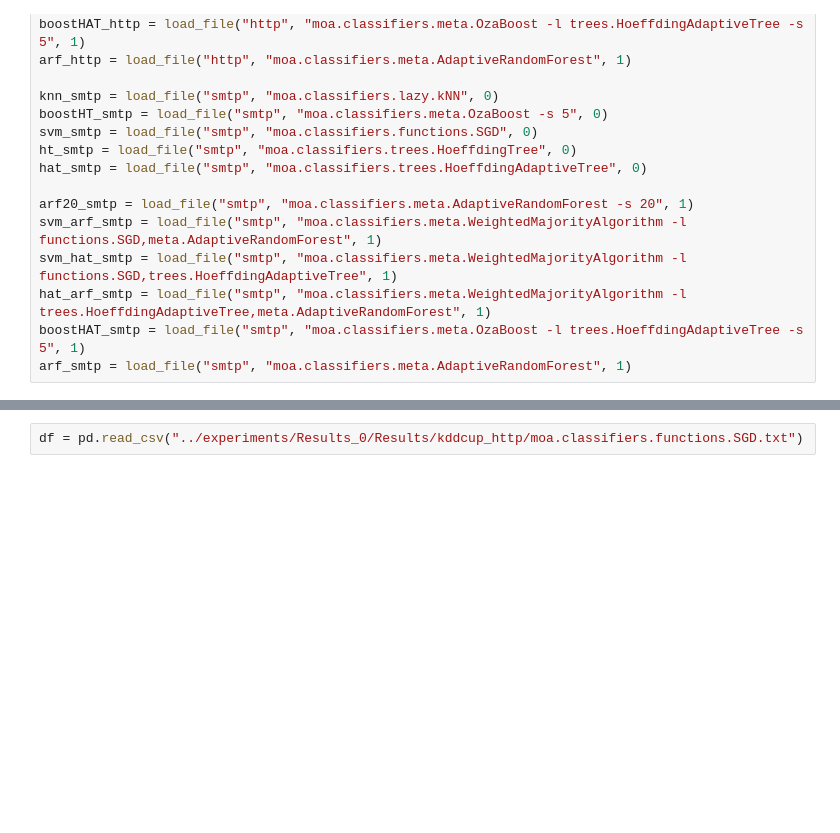
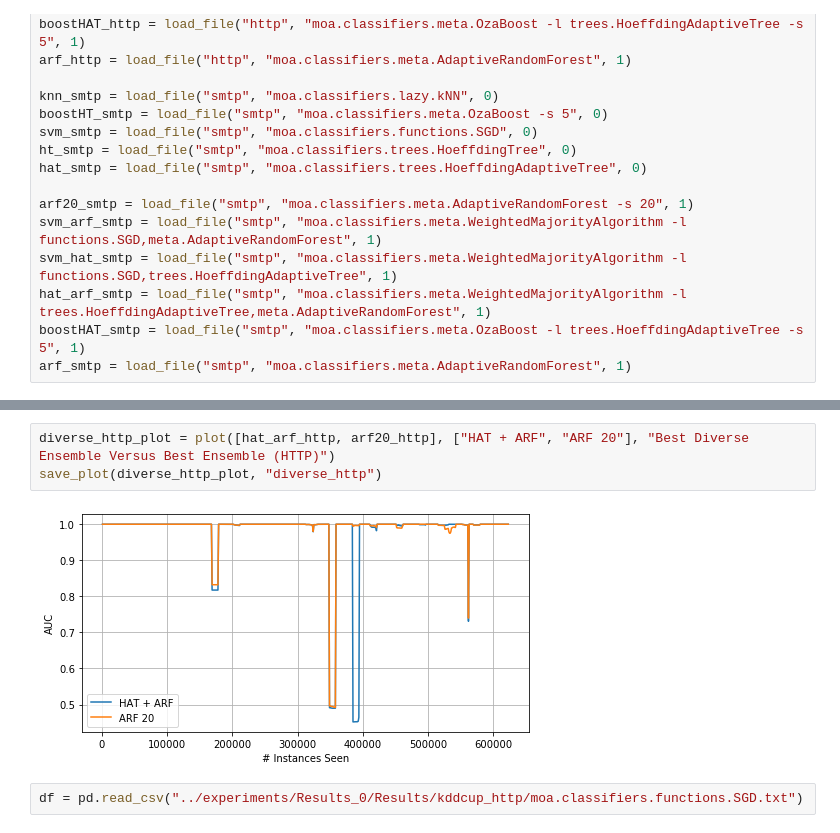
Before and after one commit to WildfireXIII/nids-research, a Jupyter notebook: notebooks/3_Graphs.ipynb, the cells around one changed output, grey strips where cells are left out. Drawn from its saved outputs; the diff is of its cells as text; blank space fills up the shorter version.

```diff
--- a/notebooks/3_Graphs.ipynb
+++ b/notebooks/3_Graphs.ipynb
@@ -164,3 +176,8 @@ Canvas(toolbar=Toolbar(toolitems=[('Home', 'Reset original view', 'home', 'home'
+# %%
+diverse_http_plot = plot([hat_arf_http, arf20_http], ["HAT + ARF", "ARF 20"], "Best Diverse Ensemble Versus Best Ensemble (HTTP)")
+save_plot(diverse_http_plot, "diverse_http")
+# %% [output]
+[figure, added]
 # %%
 df = pd.read_csv("../experiments/Results_0/Results/kddcup_http/moa.classifiers.functions.SGD.txt")
 # %%
```
Also changed, not shown: parts of 8 cells of this notebook, 9 other files.
